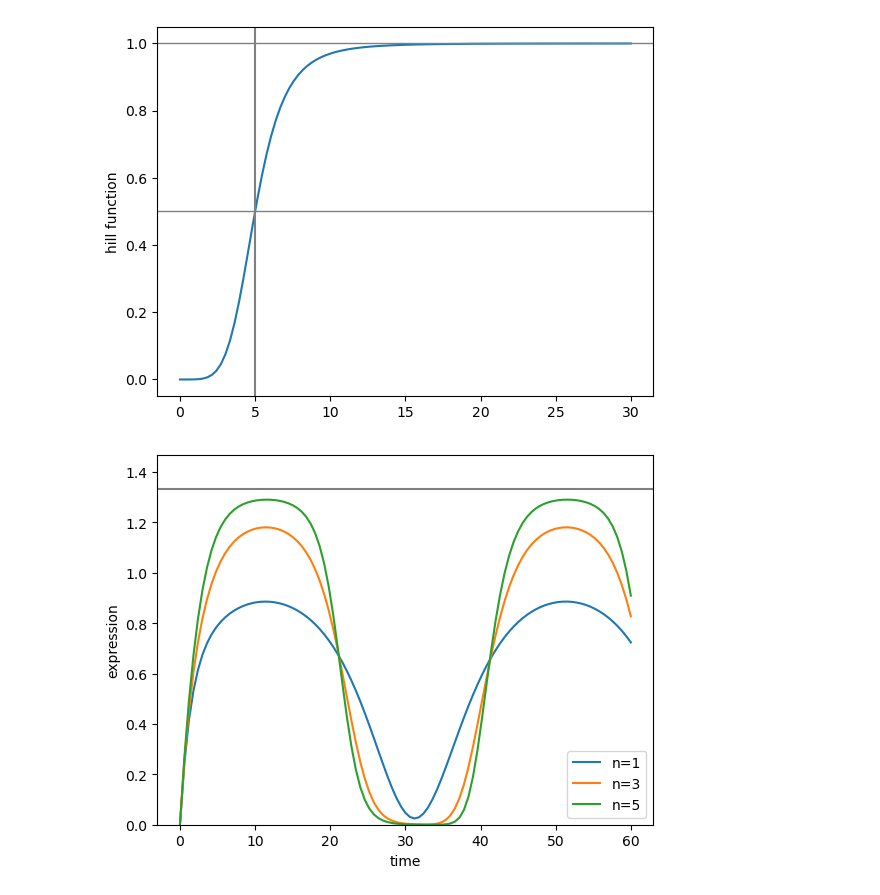
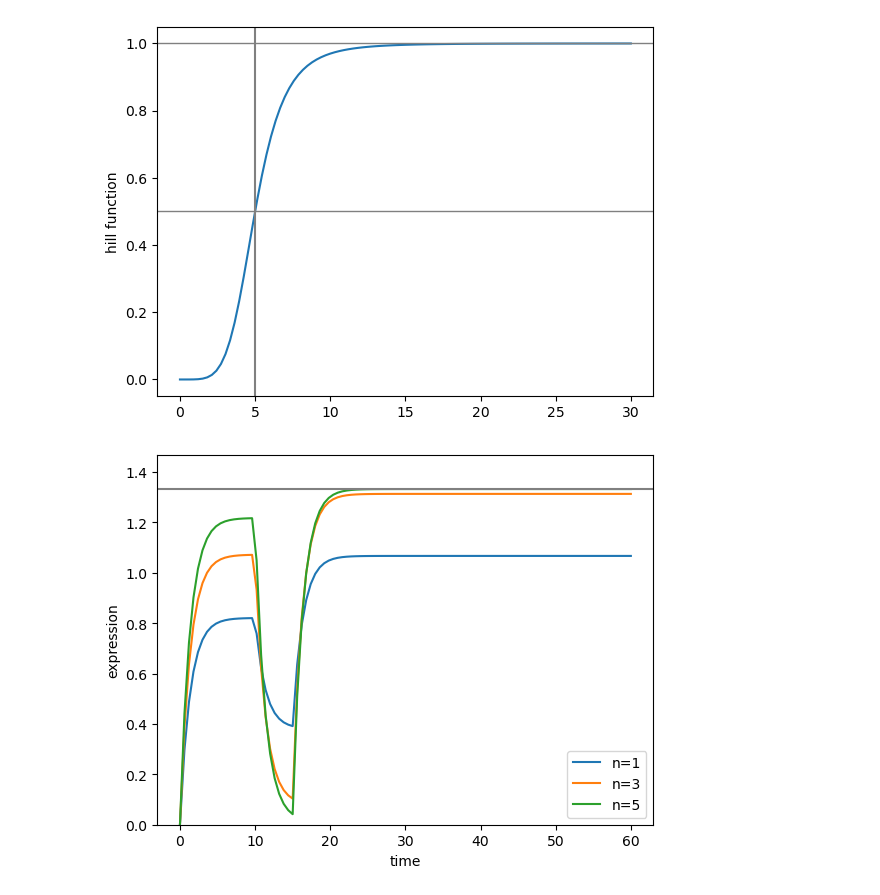
Before and after one commit to neherlab/PoL1-course-materials, a Jupyter notebook: notebooks/lecture03b_SimpleModelsOfGeneRegulation.ipynb, the cells around one changed output. Saved outputs shown, nothing was run; the diff lists cells and outputs as text; code cells hidden in the pictures.

```diff
--- a/notebooks/lecture03b_SimpleModelsOfGeneRegulation.ipynb
+++ b/notebooks/lecture03b_SimpleModelsOfGeneRegulation.ipynb
@@ -147,19 +183,6 @@ import numpy as np
 def hillfunc(x, k, n):
     return x**n/(k**n+x**n)
 
-# define RHS of ODE governing production, note the explicit time dependence!
-def dydt(y, t, k, n, alpha, beta):
-    # case 1: x high first, low later
-    # if t<10:
-    #     x=8
-    # elif t<15:
-    #     x=2
-    # else:
-    #     x=20
-    # case 2: sinusoidal fluctuation
-    x = 5*(1+np.sin(t*2*np.pi/40))
-
-    return alpha*hillfunc(x, k, n) - beta*y
 
 # plot the hill function and indicate its 1/2 value and max value
 xvals = np.linspace(0,30,100)
@@ -172,23 +195,38 @@ plt.ylabel('hill function')
 Text(0, 0.5, 'hill function')
 [figure]
 # %%
+# define RHS of ODE governing production, note the explicit time dependence!
+def dydt(y, t, k, n, alpha, beta):
+    #case 1: x high first, low later
+    if t<10:
+        x=8
+    elif t<15:
+        x=2
+    else:
+        x=20
+    #case 2: sinusoidal fluctuation
+    # x = 5*(1+np.sin(t*2*np.pi/40))
+
+    return alpha*hillfunc(x, k, n) - beta*y
+
+
 # Solve the solution to the ODE and graph the result
 y0 = 0
 alpha=1
 beta=0.75
 
 for n in [1,3,5]:
     k=5
 
     # array of time points to solve the ODE on
     T = np.linspace(0,60,101)
 
     sol = odeint(dydt, y0, T, (k, n, alpha, beta))
     plt.plot(T, sol[:,0], label=f"n={n}")
 plt.axhline(alpha/beta, c='grey') # equilibrium at full expression
 plt.xlabel('time')
 plt.legend()
 plt.ylabel('expression')
 plt.ylim(0,alpha/beta*1.1);
 # %% [output]
-[figure, old version]
+[figure, new version]
```
Also changed, not shown: parts of 8 cells of this notebook.
